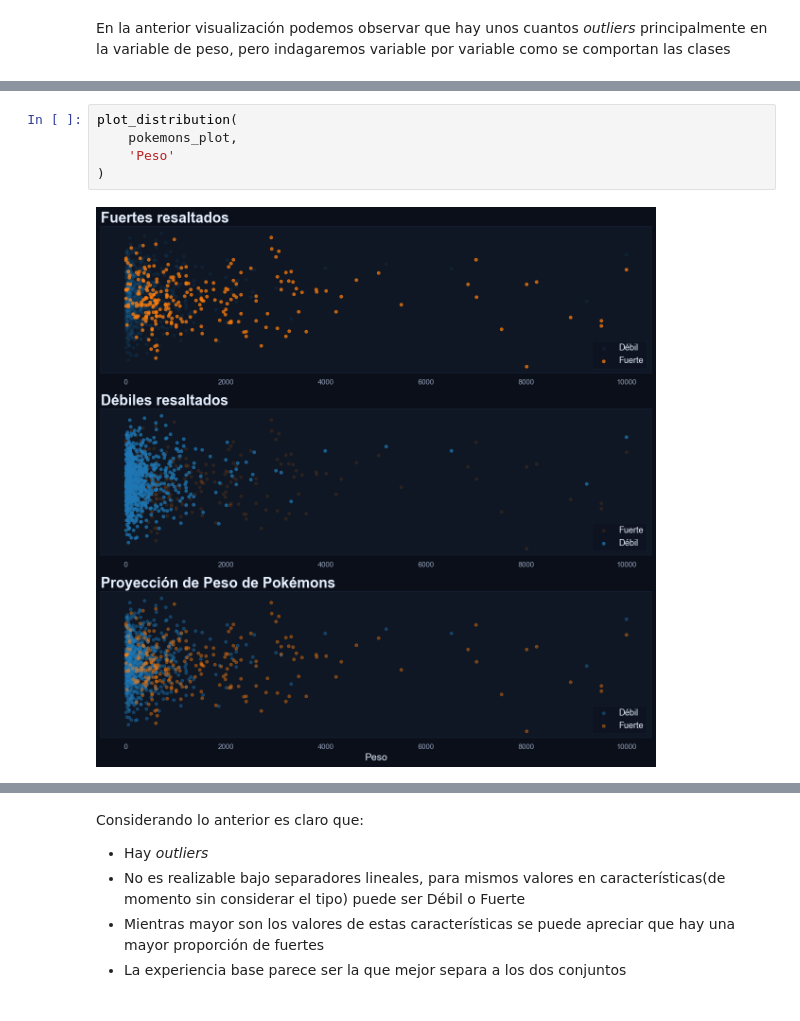
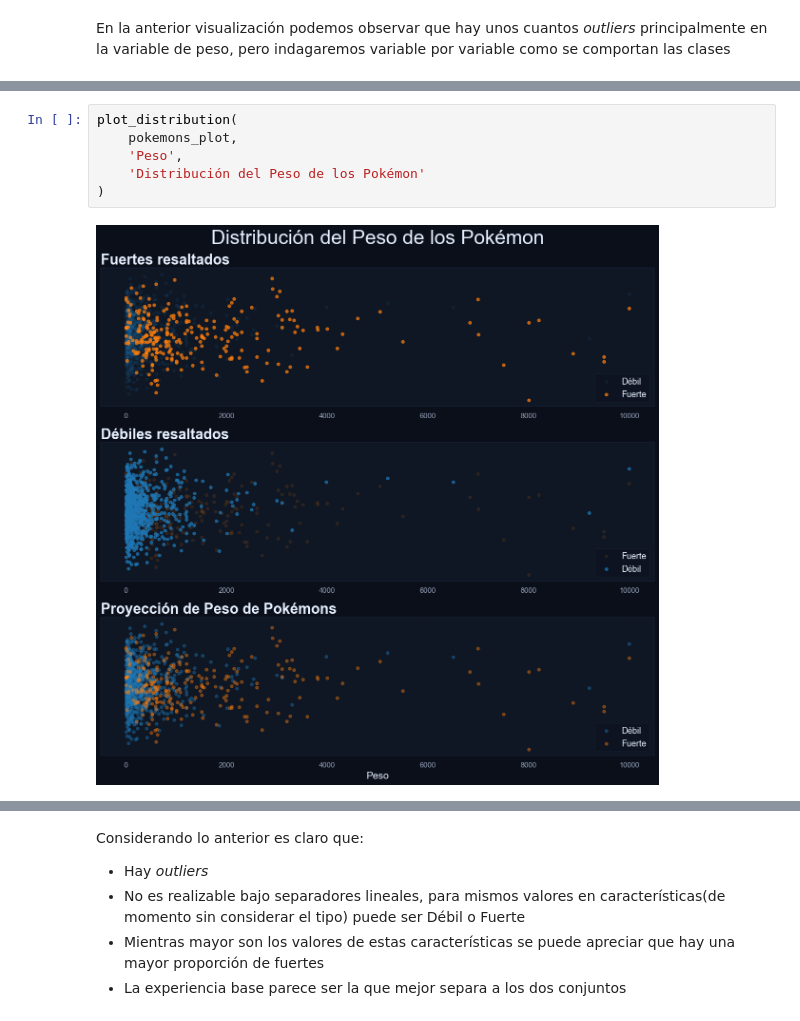
Before and after one commit to Eickyair/lucario, a Jupyter notebook: nb_template.ipynb, the cells around one changed output, grey strips where cells are left out. Saved outputs shown, nothing was run; the diff lists cells and outputs as text.

```diff
--- a/nb_template.ipynb
+++ b/nb_template.ipynb
@@ -249,10 +292,11 @@ plot_distribution(
 # %%
 plot_distribution(
     pokemons_plot,
-    'Peso'
+    'Peso',
+    'Distribución del Peso de los Pokémon'
 )
 # %% [output]
-[figure, old version]
+[figure, new version]
 # %%
 plot_distribution(
     pokemons_plot,
```
Also changed, not shown: parts of 14 cells of this notebook.
